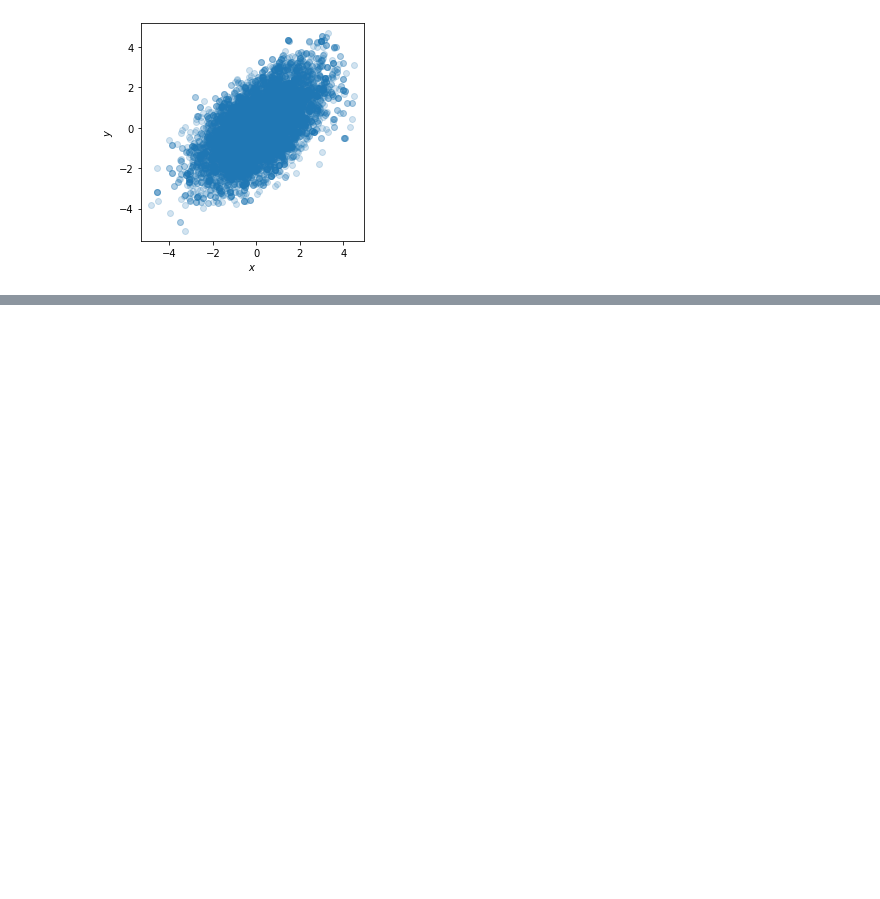
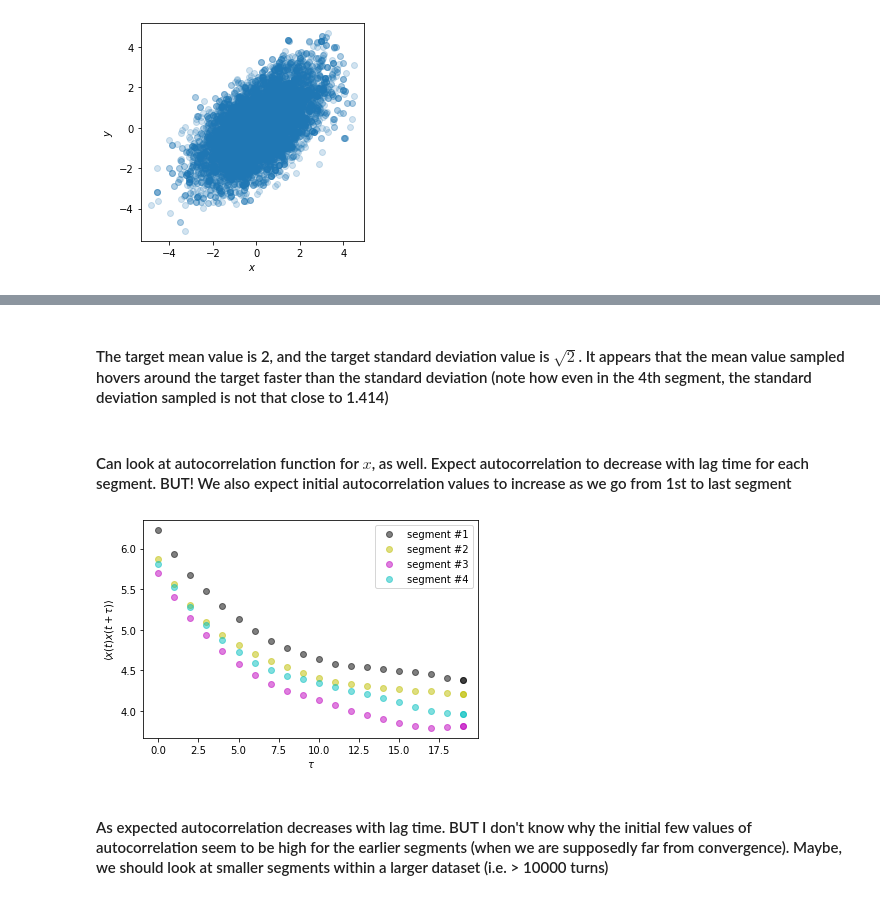
Before and after one commit to jabacousnac/Data-Science-for-Physics-Homework, a Jupyter notebook: pset03_MCMC_and_Uncertainty_Estimation.ipynb, the cells around one changed output, grey strips where cells are left out. Saved outputs shown, nothing was run; the diff lists cells and outputs as text; code cells hidden in the pictures; blank space fills up the shorter version.

Commit message:
Added autocorrelation calculation

```diff
--- a/pset03_MCMC_and_Uncertainty_Estimation.ipynb
+++ b/pset03_MCMC_and_Uncertainty_Estimation.ipynb
@@ -362,0 +361,25 @@ plt.tight_layout()
+# %% [markdown]
+#### The target mean value is 2, and the target standard deviation value is $\sqrt{2}$. It appears that the mean value sampled hovers around the target faster than the standard deviation (note how even in the 4th segment, the standard deviation sampled is not that close to 1.414)
+# %% [markdown]
+#### Can look at autocorrelation function for $x$, as well. Expect autocorrelation to decrease with lag time for each segment. BUT! We also expect initial autocorrelation values to increase as we go from 1st to last segment
+# %%
+plt.figure()
+col_list = ['ko', 'yo', 'mo', 'co']
+prod = []
+taulist = range(20)
+for k in range(4):
+    for tau in taulist:
+        prod = []
+        for i in range(k*dn,(k+1)*dn-tau):
+            prod.append(xlist[i]*xlist[i+tau])
+        col = col_list[k]
+        plt.plot(tau, np.mean(prod), col, alpha = 0.5)
+    plt.plot(tau, np.mean(prod), col, alpha = 0.5, label = 'segment #{}'.format(k+1))
+plt.legend()
+plt.xlabel(r'$\tau$')
+plt.ylabel(r'$\langle x(t)x(t+\tau) \rangle$')
+plt.show()
+# %% [output]
+[figure, added]
+# %% [markdown]
+#### As expected autocorrelation decreases with lag time. BUT I don't know why the initial few values of autocorrelation seem to be high for the earlier segments (when we are supposedly far from convergence). Maybe, we should look at smaller segments within a larger dataset (i.e. > 10000 turns)
```
Also changed, not shown: parts of 11 cells of this notebook.
